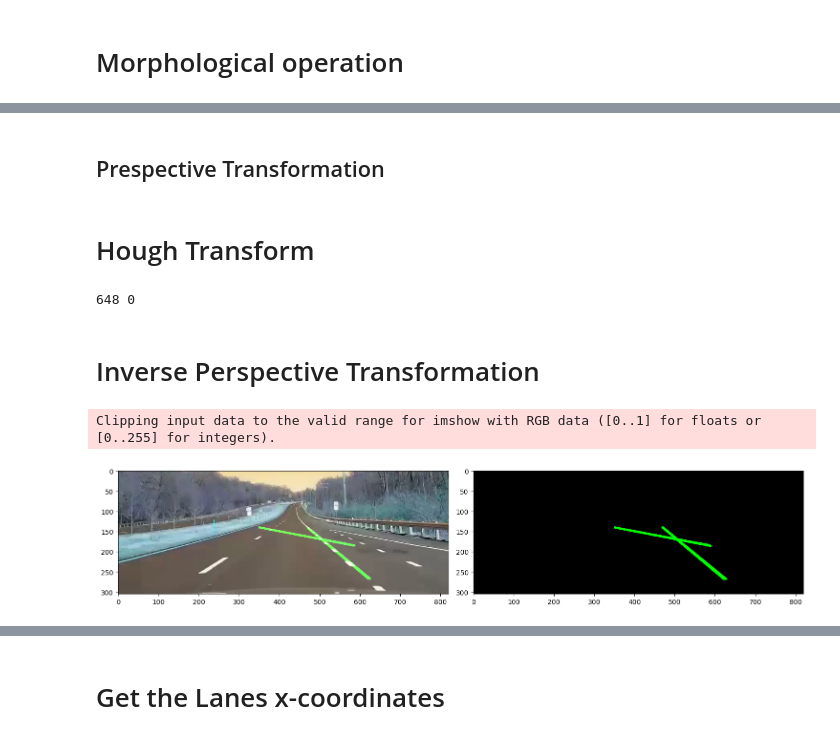
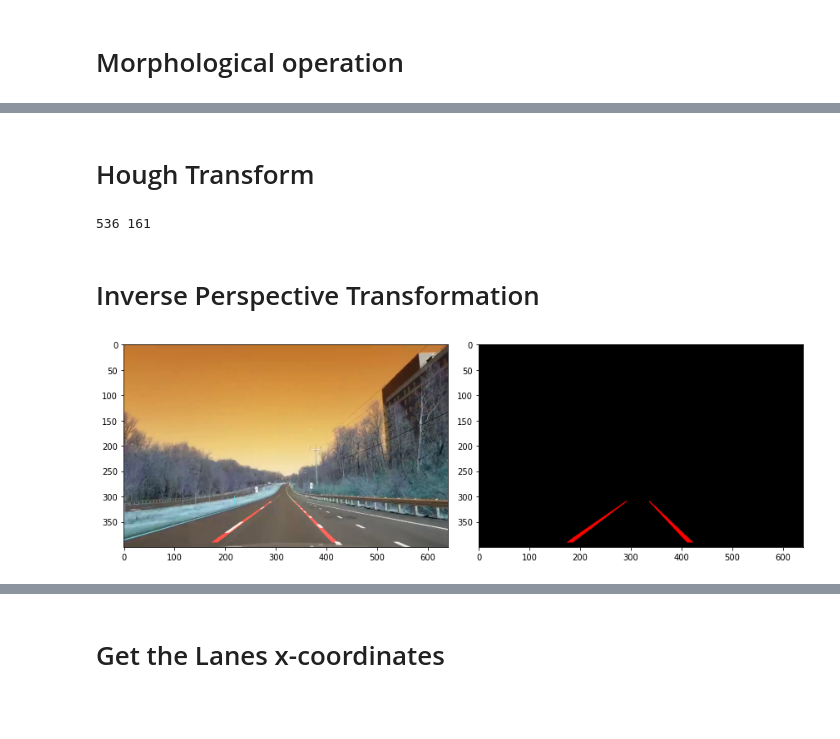
Before and after one commit to Ali-Hossam/Video-Lane-Detection, a Jupyter notebook: Lane Detection.ipynb, the cells around one changed output, grey strips where cells are left out. Cells and saved outputs as stored; diff of their text form; code cells hidden in the pictures; blank space fills up the shorter version.

Commit message:
"updated lane detection"

```diff
--- a/Lane Detection.ipynb
+++ b/Lane Detection.ipynb
@@ -333,29 +128,27 @@ Best Threshold is 0.5 for this frame
 # %% [markdown]
 # Morphological operation
 # %%
-opened_img = None
+eroded_img = None
 def apply_erosion_test(img, element_size):
     """Applies opening morphological operation."""
-    global opened_img
+    global eroded_img
 
-    element = morphology.rectangle(element_size, element_size+10)
+    # Define the structuring element for the morphology operation (kernel)
+    kernel = np.ones((element_size, element_size), np.uint8)  # Adjust the kernel size as needed
 
-    # Performing dilation and erosion separately
-    dilated_img = morphology.dilation(img, element)
+    # Perform closing on the grayscale image
+    eroded_img = cv2.morphologyEx(img, cv2.MORPH_ERODE, kernel)
 
     # Display the opened image
     plt.figure(figsize=(6, 6))
-    plt.imshow(dilated_img, cmap='gray')
+    plt.imshow(eroded_img, cmap='gray')
     plt.title(f'Morphological Opening (Element Size: {element_size})')
     plt.show()
 
-    opened_img = dilated_img
-
-
 
 # Create a slider for the element size parameter
-element_size_slider = IntSlider(min=1, max=50, step=1, value=1, description='Element Size')
+element_size_slider = IntSlider(min=1, max=50, step=1, value=10, description='Element Size')
 
 # Create the interactive widget
-interact(apply_erosion_test, img=fixed(binary_img), element_size=element_size_slider);
+interact(apply_erosion_test, img=fixed(binary_frame), element_size=element_size_slider);
 # %% [output]
@@ -369,2 +155,0 @@ plt.show()
-# %% [markdown]
-## Prespective Transformation
@@ -398,2 +155,0 @@ def prespective_transformation(img):
-# %%
-t_frame, it_frame, frame = prespective_transformation(edged_image)
@@ -407,13 +158,11 @@ cv2.waitKey(0)
 # %%
 hough_ = Hough(5, 200)
 # %%
-r1, theta1, r2, theta2 = hough_.get_polar_coorindates(opened_img)
-lane1_mask = hough_.get_mask(opened_img, r1, theta1)
-lane2_mask = hough_.get_mask(opened_img, r2, theta2)
-lanes_mask = np.maximum(lane1_mask, lane2_mask)
+r1, theta1, r2, theta2 = hough_.get_polar_coorindates(eroded_img)
+lane_mask = hough_.get_mask(eroded_img, r1, theta1, r2, theta2)
 print(r1,r2)
 # %% [output]
-648 0
+536 161
 # %% [markdown]
 # Inverse Perspective Transformation
 # %%
@@ -423,13 +172,12 @@ def inv_perspective_transform(inv_frame, t_matrix, W, H):
     frame = cv2.warpPerspective(inv_frame, inv_t_matrix, (W, H))
     return frame
 # %%
-H, W, _ = lanes_mask.shape
-inv_lanes_mask = inv_perspective_transform(lanes_mask, PT_matrix, W, H)
+H, W, _ = lane_mask.shape
+inv_lanes_mask = inv_perspective_transform(lane_mask, matrix, W, H)
 # %%
 inv_lanes_mask[:, :, 1] = dilation(inv_lanes_mask[:, :, 1], square(5))
+resized_frame[:, :, 0] = np.maximum(resized_frame[:, :, 0], inv_lanes_mask[:, :, 0])
 
-cropped_img[:, :, 1] = np.maximum(cropped_img[:, :, 1], inv_lanes_mask[:, :, 1])
-plot_images(cropped_img, inv_lanes_mask, "", "")
+plot_images(resized_frame, inv_lanes_mask, "", "")
 # %% [output]
-Clipping input data to the valid range for imshow with RGB data ([0..1] for floats or [0..255] for integers).
-[figure, old version]
+[figure, new version]
```
Also changed, not shown: parts of 58 cells of this notebook, 5 other files.
